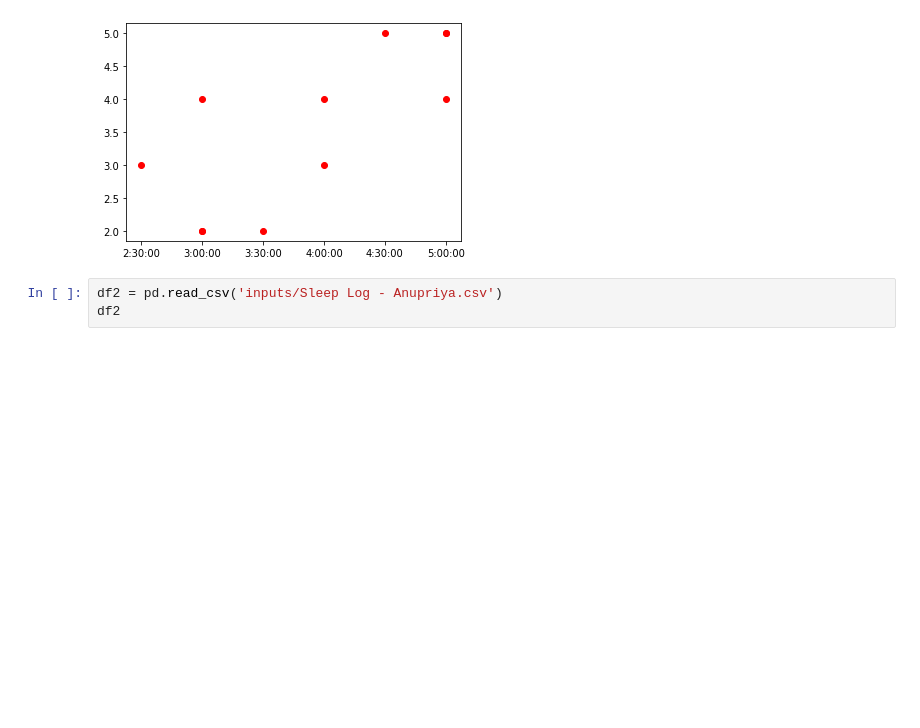
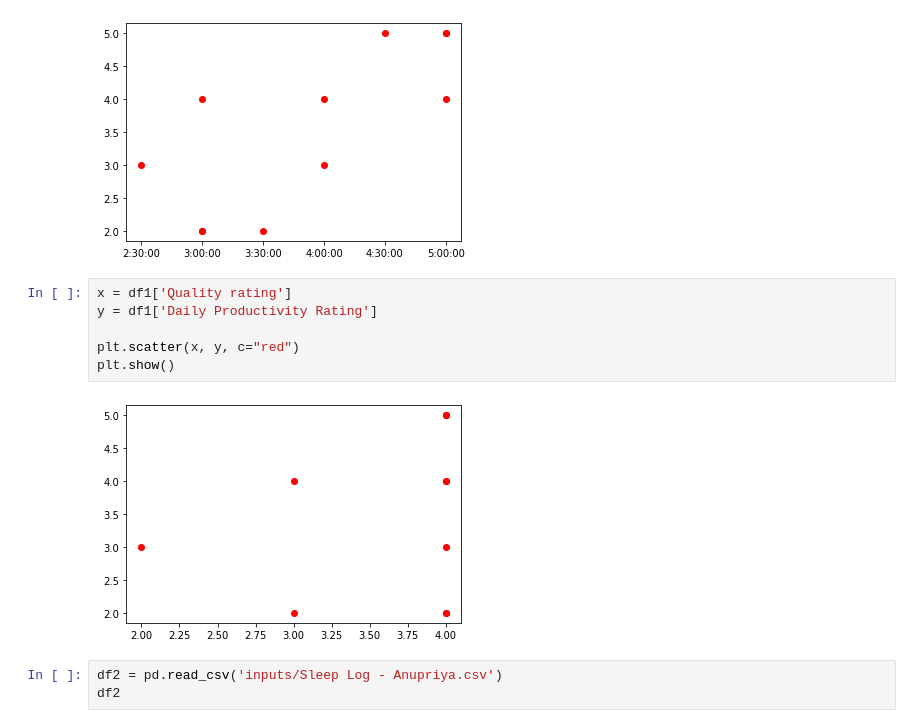
Before and after one commit to AliDzulfiqar/English-402-Data-Viz-Project, a Jupyter notebook: DataVizProject.ipynb, the cells around one changed output. Drawn from its saved outputs; the diff is of its cells as text; blank space fills up the shorter version.

Commit message:
created scatterplot for quality vs productivity

```diff
--- a/DataVizProject.ipynb
+++ b/DataVizProject.ipynb
@@ -38,6 +38,14 @@ plt.scatter(x, y, c="red")
 plt.show()
 # %% [output]
 [figure]
+# %%
+x = df1['Quality rating']
+y = df1['Daily Productivity Rating']
+
+plt.scatter(x, y, c="red")
+plt.show()
+# %% [output]
+[figure, added]
 # %%
 df2 = pd.read_csv('inputs/Sleep Log - Anupriya.csv')
 df2
```
Also changed, not shown: parts of 1 cell of this notebook.
